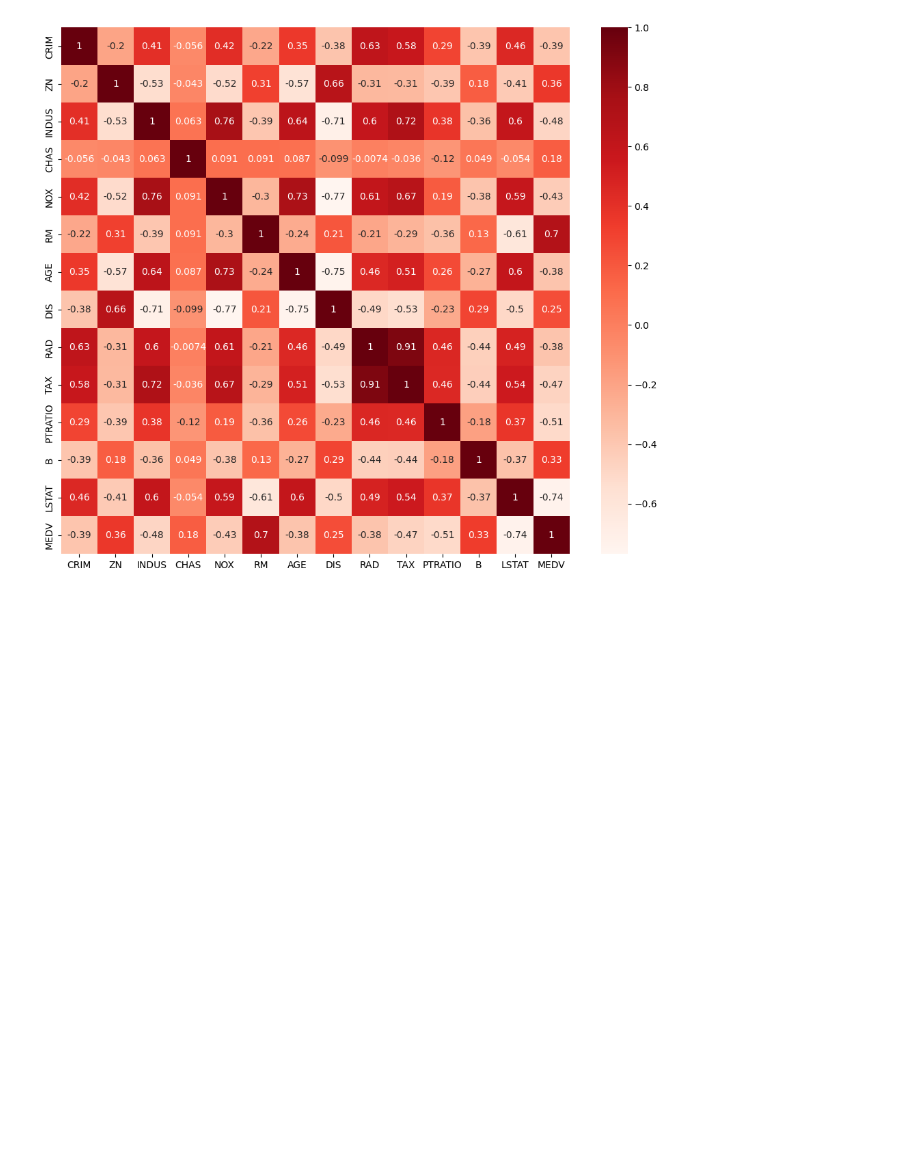
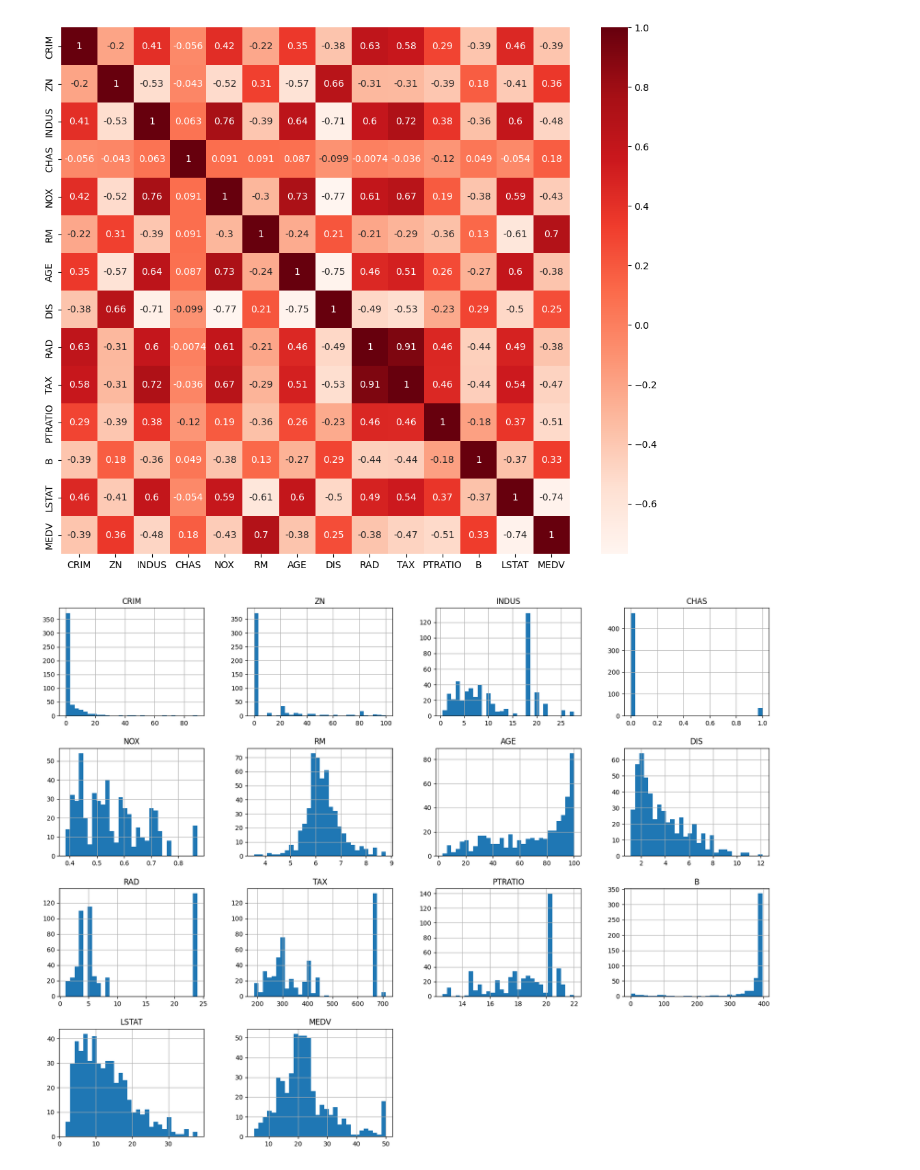
Before and after one commit to savaris/Python_Applications, a Jupyter notebook: Regression_Analysis.ipynb, the cells around one changed output. Cells and saved outputs as stored; diff of their text form; code cells hidden in the pictures; blank space fills up the shorter version.

```diff
--- a/Regression_Analysis.ipynb
+++ b/Regression_Analysis.ipynb
@@ -55,0 +56,5 @@ plt.show()
+# %%
+df.hist(bins=30, figsize=(20,15))
+plt.show()
+# %% [output]
+[figure, added]
```
Also changed, not shown: parts of 6 cells of this notebook.
